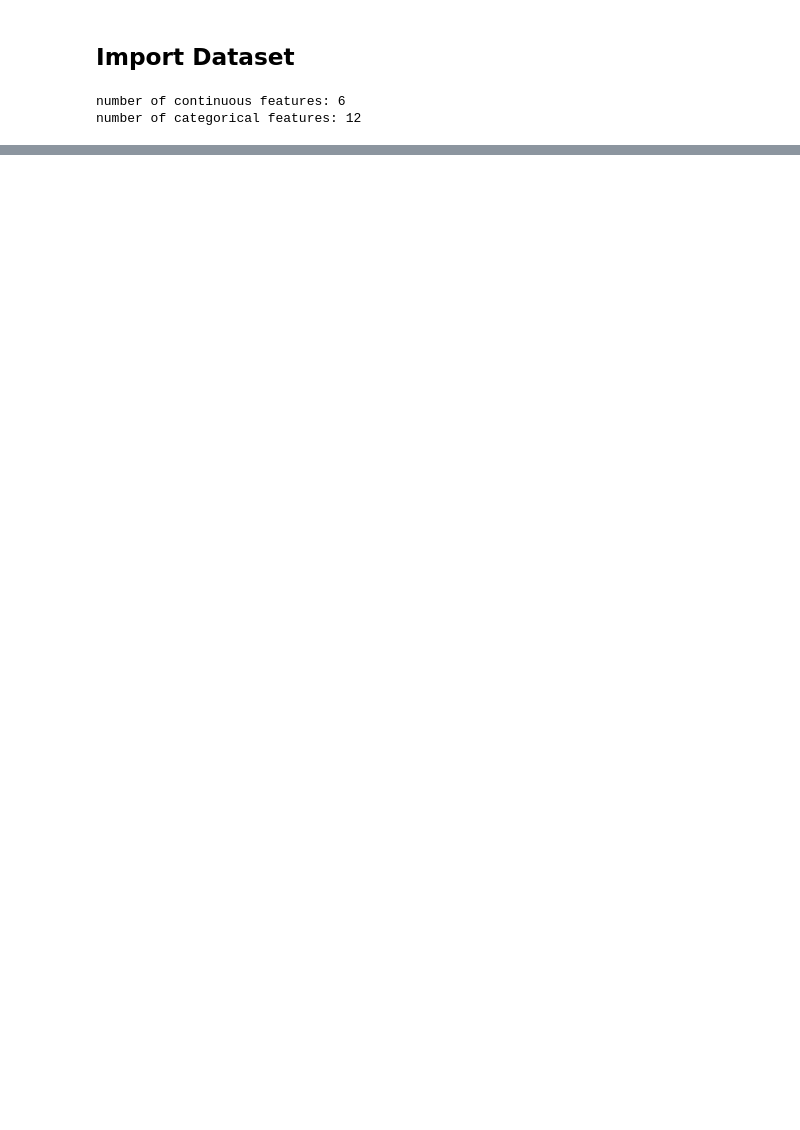
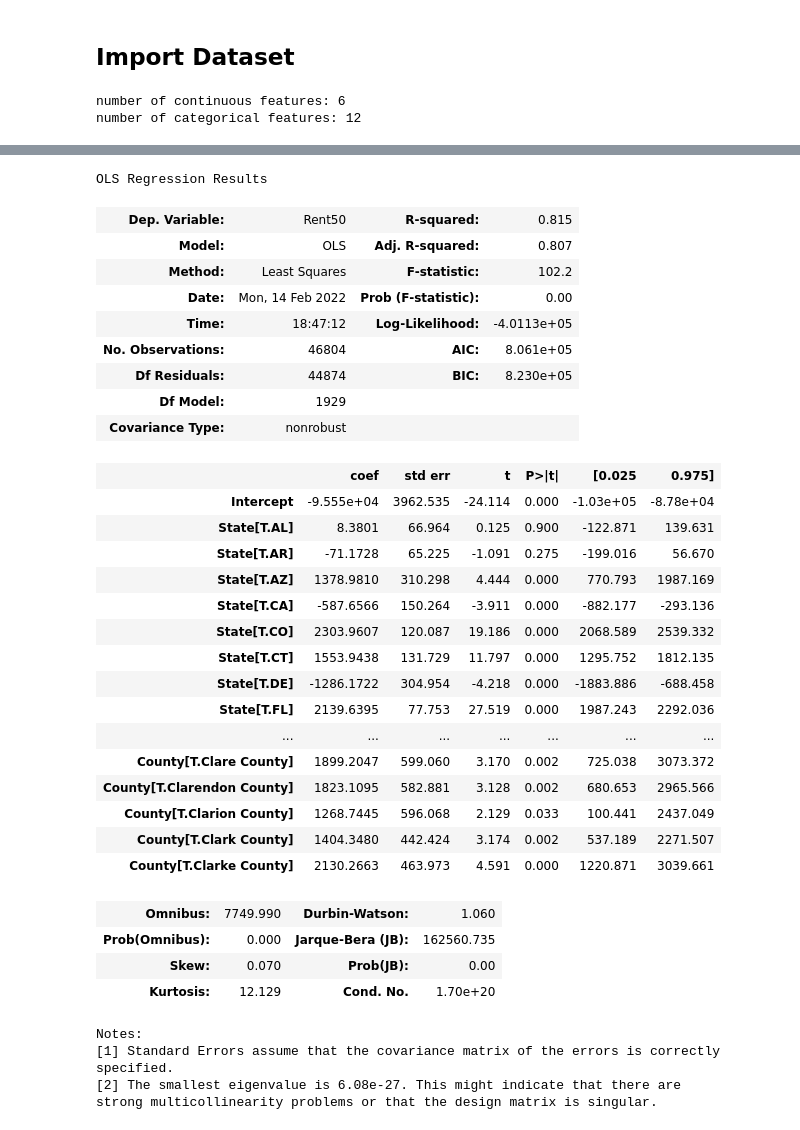
Before and after one commit to gerardoRO/ds4a, a Jupyter notebook: code/Advanced Modeling.ipynb, the cells around one changed output, grey strips where cells are left out. Cells and saved outputs as stored; diff of their text form; code cells hidden in the pictures; blank space fills up the shorter version.

```diff
--- a/code/Advanced Modeling.ipynb
+++ b/code/Advanced Modeling.ipynb
@@ -129,0 +158,41 @@ train_model(ensemble,X_train,X_test,y_train,y_test)
+# %%
+from statsmodels.formula.api import ols
+
+formula = 'Rent50 ~ Year + State + County + MedianIncome + Metro + No_Discrimination_Laws + Private_Fair_Housing + Public_Fair_Housing + Urban_Fair_Housing + Banned_Discrimination_Public_Housing + Legislation_Public_Housing + Rent_Control + State_Aid_Allowed + Prohibit_Rent_Control'
+model = ols(formula,data = df).fit()
+model.summary()
+# %% [output]
+OLS Regression Results
+| Dep. Variable: | Rent50 | R-squared: | 0.815 |
+| Model: | OLS | Adj. R-squared: | 0.807 |
+| Method: | Least Squares | F-statistic: | 102.2 |
+| Date: | Mon, 14 Feb 2022 | Prob (F-statistic): | 0.00 |
+| Time: | 18:47:12 | Log-Likelihood: | -4.0113e+05 |
+| No. Observations: | 46804 | AIC: | 8.061e+05 |
+| Df Residuals: | 44874 | BIC: | 8.230e+05 |
+| Df Model: | 1929 |  |  |
+| Covariance Type: | nonrobust |  |  |
+|  | coef | std err | t | P>|t| | [0.025 | 0.975] |
+| Intercept | -9.555e+04 | 3962.535 | -24.114 | 0.000 | -1.03e+05 | -8.78e+04 |
+| State[T.AL] | 8.3801 | 66.964 | 0.125 | 0.900 | -122.871 | 139.631 |
+| State[T.AR] | -71.1728 | 65.225 | -1.091 | 0.275 | -199.016 | 56.670 |
+| State[T.AZ] | 1378.9810 | 310.298 | 4.444 | 0.000 | 770.793 | 1987.169 |
+| State[T.CA] | -587.6566 | 150.264 | -3.911 | 0.000 | -882.177 | -293.136 |
+| State[T.CO] | 2303.9607 | 120.087 | 19.186 | 0.000 | 2068.589 | 2539.332 |
+| State[T.CT] | 1553.9438 | 131.729 | 11.797 | 0.000 | 1295.752 | 1812.135 |
+| State[T.DE] | -1286.1722 | 304.954 | -4.218 | 0.000 | -1883.886 | -688.458 |
+| State[T.FL] | 2139.6395 | 77.753 | 27.519 | 0.000 | 1987.243 | 2292.036 |
+| ... | ... | ... | ... | ... | ... | ... |
+| County[T.Clare County] | 1899.2047 | 599.060 | 3.170 | 0.002 | 725.038 | 3073.372 |
+| County[T.Clarendon County] | 1823.1095 | 582.881 | 3.128 | 0.002 | 680.653 | 2965.566 |
+| County[T.Clarion County] | 1268.7445 | 596.068 | 2.129 | 0.033 | 100.441 | 2437.049 |
+| County[T.Clark County] | 1404.3480 | 442.424 | 3.174 | 0.002 | 537.189 | 2271.507 |
+| County[T.Clarke County] | 2130.2663 | 463.973 | 4.591 | 0.000 | 1220.871 | 3039.661 |
+| Omnibus: | 7749.990 | Durbin-Watson: | 1.060 |
+| Prob(Omnibus): | 0.000 | Jarque-Bera (JB): | 162560.735 |
+| Skew: | 0.070 | Prob(JB): | 0.00 |
+| Kurtosis: | 12.129 | Cond. No. | 1.70e+20 |
+Notes:
+[1] Standard Errors assume that the covariance matrix of the errors is correctly specified.
+[2] The smallest eigenvalue is 6.08e-27. This might indicate that there are
+strong multicollinearity problems or that the design matrix is singular.
```
Also changed, not shown: parts of 4 cells of this notebook.
